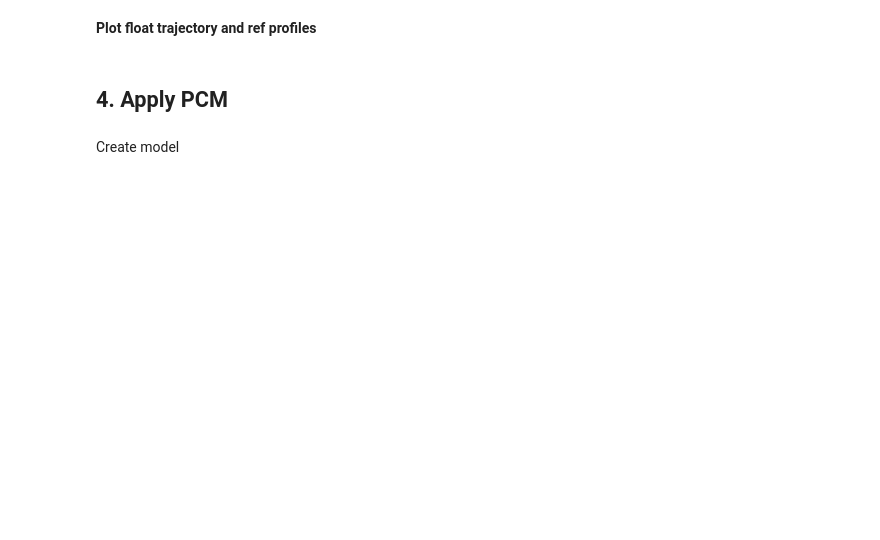
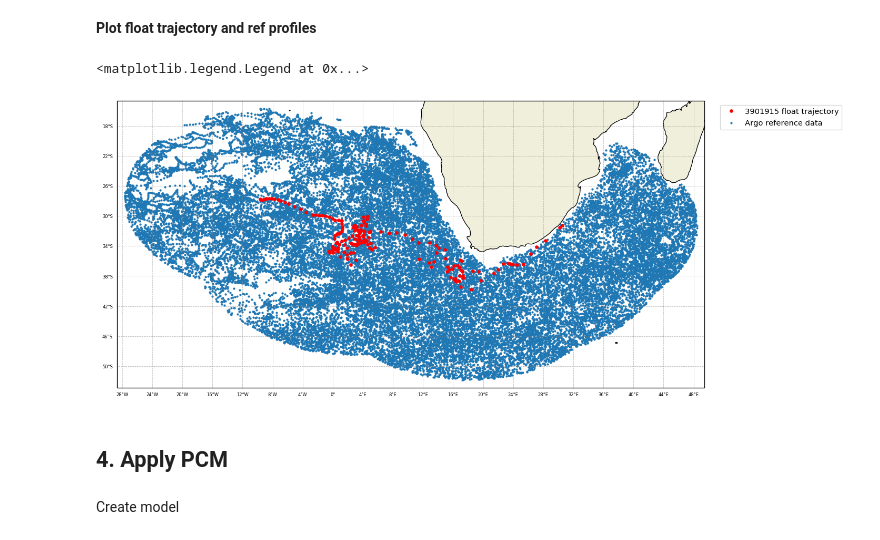
Before and after one commit to euroargodev/DMQC-PCM, a Jupyter notebook: PCM-design/Classif_ArgoReferenceDatabase.ipynb, the cells around one changed output. Cells and saved outputs as stored; diff of their text form; code cells hidden in the pictures; blank space fills up the shorter version.

Commit message:
[add] float 3901915

```diff
--- a/PCM-design/Classif_ArgoReferenceDatabase.ipynb
+++ b/PCM-design/Classif_ArgoReferenceDatabase.ipynb
@@ -65,11 +65,11 @@ ref_path = config['historical_directory']
 Float you want to correct
 # %%
 # agulhas current
-#float_mat_path = config['float_source_directory'] + '/3901915.mat'
-#float_WMO = 3901915
+float_mat_path = config['float_source_directory'] + '/test3/3901915.mat'
+float_WMO = 3901915
 # southern ocean
-float_mat_path = config['float_source_directory'] + '/test2/3901928.mat'
-float_WMO = 3901928
+#float_mat_path = config['float_source_directory'] + '/test2/3901928.mat'
+#float_WMO = 3901928
 # north atlantic
 #float_mat_path = '/home1/homedir5/perso/agarciaj/EARISE/DMQC-PCM/OWC-pcm/matlabow/data/float_source/test1/4900136.mat'
 #float_WMO = 4900136
@@ -235,31 +328,38 @@ __Plot float trajectory and ref profiles__
 # %%
 selected_float_index = [i for i, isource in enumerate(ds_p['source'].values) if isource == 'selected_float']
 
 proj=ccrs.PlateCarree()
 subplot_kw = {'projection': proj}
 fig, ax = plt.subplots(nrows=1, ncols=1, figsize=(
-            6, 6), dpi=120, facecolor='w', edgecolor='k', subplot_kw=subplot_kw)
+            12, 12), dpi=120, facecolor='w', edgecolor='k', subplot_kw=subplot_kw)
 
 p1 = ax.scatter(ds_p['long'], ds_p['lat'], s=3, transform=proj, label='Argo reference data')
 p2 = ax.plot(ds_p['long'].isel(n_profiles = selected_float_index), ds_p['lat'].isel(n_profiles = selected_float_index),
                  'ro', transform=proj, markersize = 3, label = str(float_WMO) + ' float trajectory')
 
 land_feature = cfeature.NaturalEarthFeature(
             category='physical', name='land', scale='50m', facecolor=[0.9375, 0.9375, 0.859375])
 ax.add_feature(land_feature, edgecolor='black')
 
 defaults = {'linewidth': .5, 'color': 'gray', 'alpha': 0.5, 'linestyle': '--'}
 gl = ax.gridlines(crs=ax.projection,draw_labels=True, **defaults)
 gl.xlocator = mticker.FixedLocator(np.arange(-180, 180+1, 4))
 gl.ylocator = mticker.FixedLocator(np.arange(-90, 90+1, 4))
 gl.xformatter = LONGITUDE_FORMATTER
 gl.yformatter = LATITUDE_FORMATTER
 gl.xlabel_style = {'fontsize': 5}
 gl.ylabel_style = {'fontsize': 5}
 gl.xlabels_top = False
 gl.ylabels_right = False
+lon_180 = np.mod((ds_p['long']+180),360)-180
+ax.set_xlim([lon_180.min()-1, lon_180.max()+1])
+ax.set_ylim([ds_p['lat'].min()-1, ds_p['lat'].max()+1])
+
 
 plt.legend(bbox_to_anchor=(1.02, 1), loc='upper left')
+# %% [output]
+<matplotlib.legend.Legend at 0x...>
+[figure, added]
 # %% [markdown]
 ## 4. Apply PCM
 # %% [markdown]
```
Also changed, not shown: parts of 21 cells of this notebook, 35 other files.
